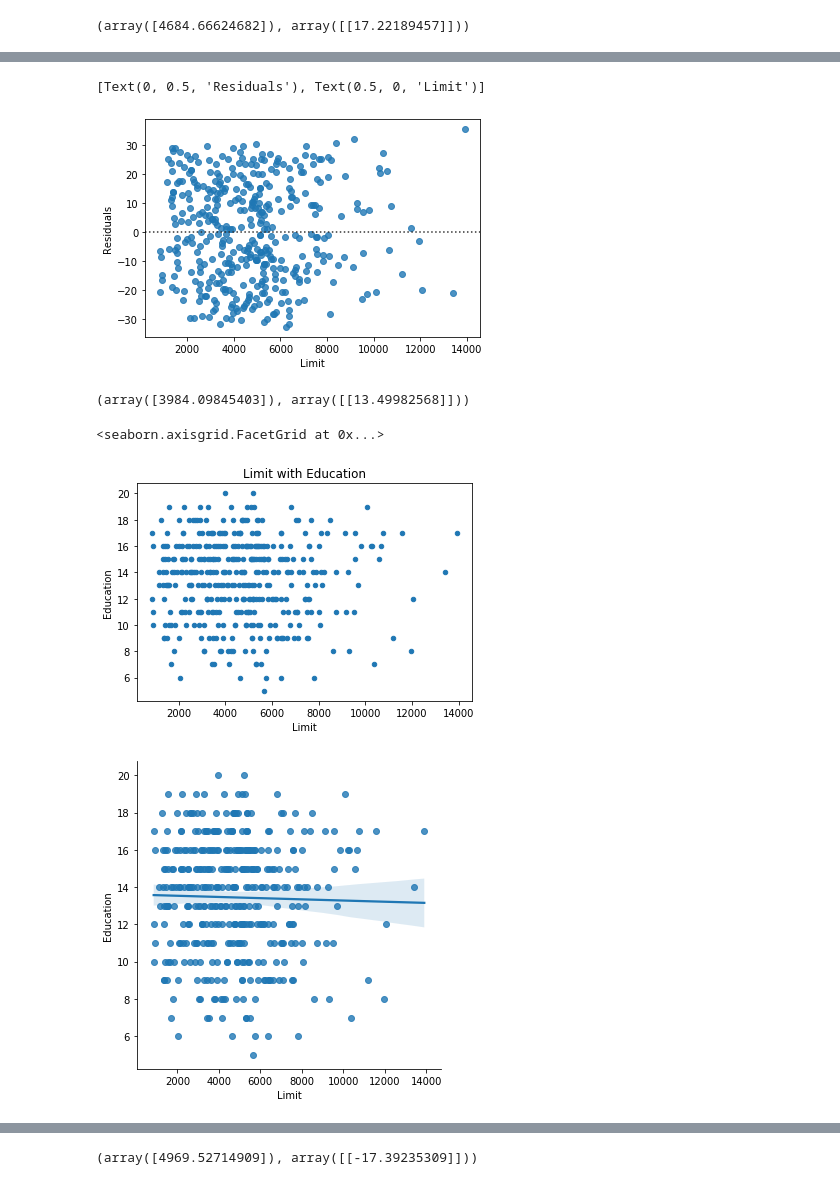
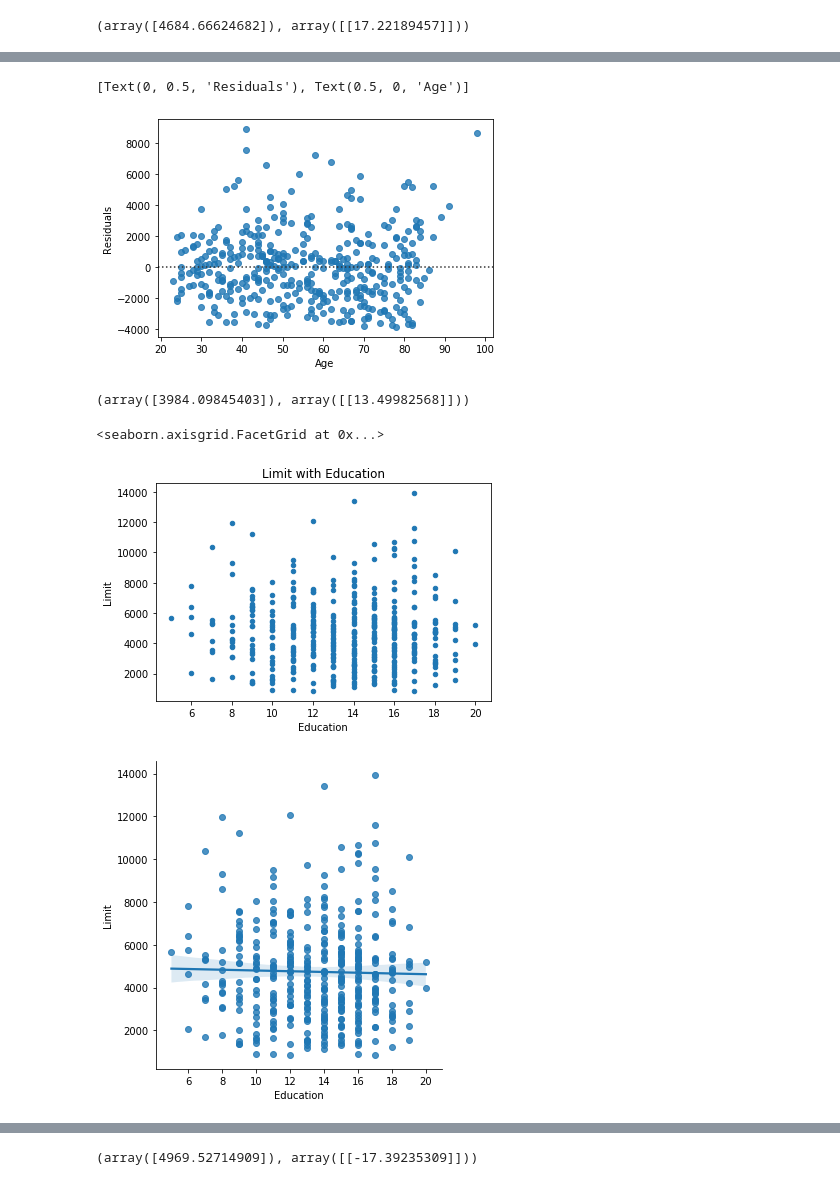
Before and after one commit to USF-CS-663-Spring-2020/lab-05-regression-rubinjohny, a Jupyter notebook: Linear_regression_credit.ipynb, the cells around one changed output, grey strips where cells are left out. Cells and saved outputs as stored; diff of their text form; code cells hidden in the pictures.

```diff
--- a/Linear_regression_credit.ipynb
+++ b/Linear_regression_credit.ipynb
@@ -95,10 +98,11 @@ sns.lmplot( x = 'Limit', y='Age', data = df)
 # %%
 # Residual Age
-r1 = sns.residplot('Limit', 'Age', data= df)
-r1.set(xlabel = 'Limit', ylabel = 'Residuals')
+# from the residual graph since its evenly distributed, we can say that Age is a good predictor
+r1 = sns.residplot('Age', 'Limit', data= df)
+r1.set(xlabel = 'Age', ylabel = 'Residuals')
 # %% [output]
-[Text(0, 0.5, 'Residuals'), Text(0.5, 0, 'Limit')]
+[Text(0, 0.5, 'Residuals'), Text(0.5, 0, 'Age')]
-[figure, old version]
+[figure, new version]
 # %%
 # slope and the intercept for Age
 lin_reg = LinearRegression()
@@ -107,11 +111,11 @@ lin_reg.intercept_,lin_reg.coef_
 # %% [output]
 (array([3984.09845403]), array([[13.49982568]]))
 # %%
-df.plot(kind='scatter', x = 'Limit', y = 'Education', title = "Limit with Education")
-sns.lmplot( x = 'Limit', y='Education', data = df)
+df.plot(kind='scatter', x = 'Education', y = 'Limit', title = "Limit with Education")
+sns.lmplot( x = 'Education', y='Limit', data = df)
 # %% [output]
 <seaborn.axisgrid.FacetGrid at 0x...>
-[figure, old version]
+[figure, new version]
-[figure, old version]
+[figure, new version]
 # %%
 # Residual Education
```
Also changed, not shown: parts of 11 cells of this notebook.
